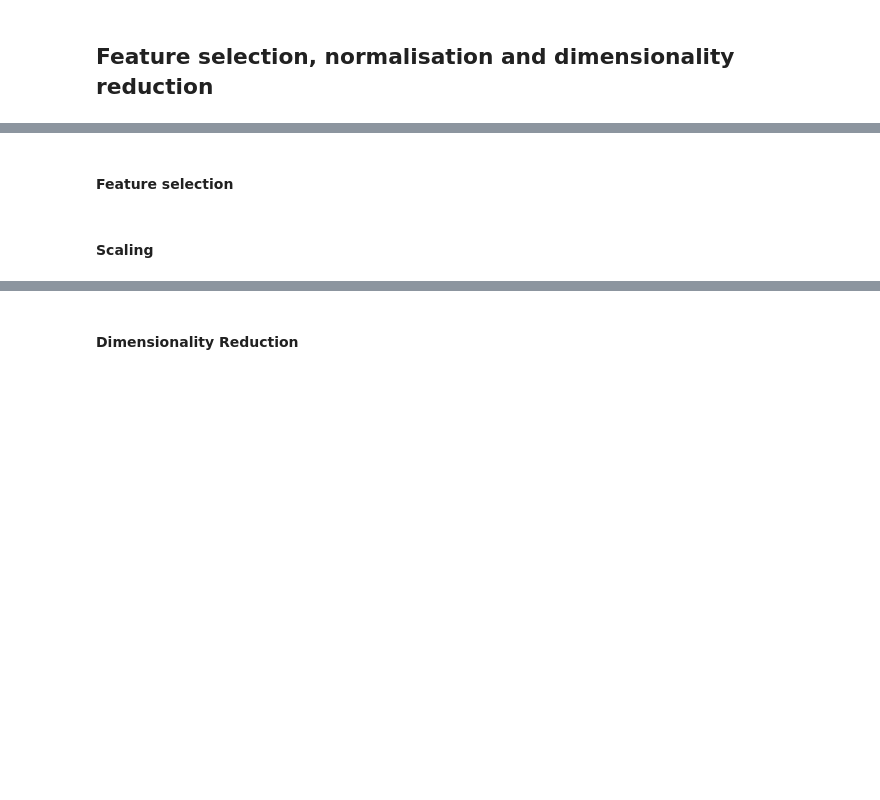
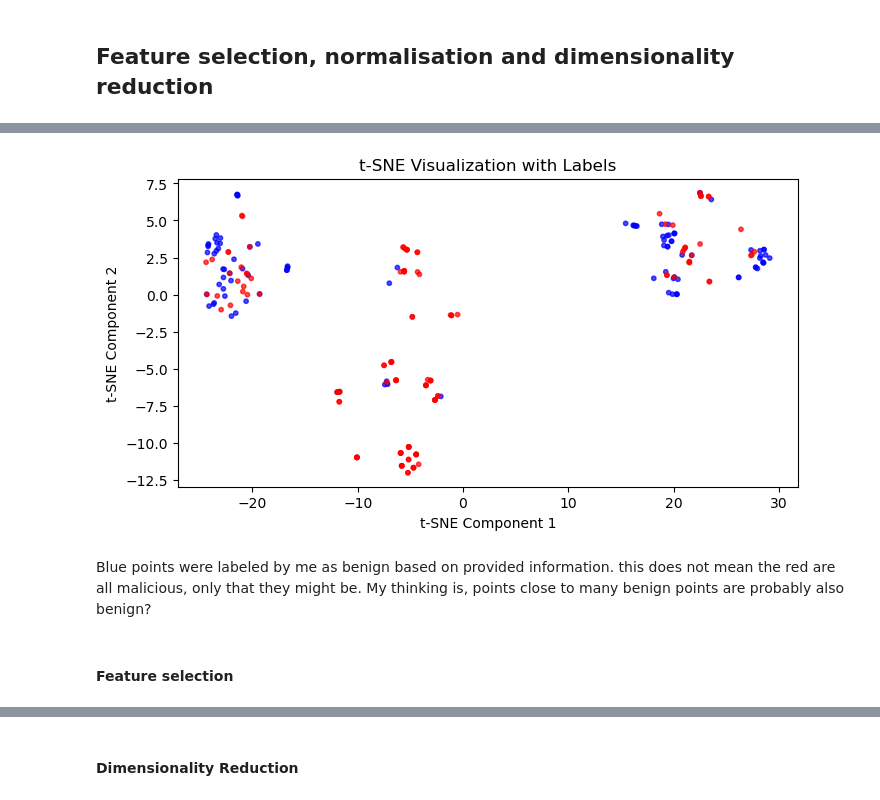
Before and after one commit to jsvobo/log_analysis_task, a Jupyter notebook: pipeline.ipynb, the cells around one changed output, grey strips where cells are left out. Drawn from its saved outputs; the diff is of its cells as text; code cells hidden in the pictures; blank space fills up the shorter version.

```diff
--- a/pipeline.ipynb
+++ b/pipeline.ipynb
@@ -13,6 +15,8 @@ The autoreload extension is already loaded. To reload it, use:
 df = pd.read_csv("merged_zeek_logs.csv")
 
 # Convert the DataFrame to a numpy array
+labels = df.pop('label') #labels are separated
 data_array = df.to_numpy()
+print(df.columns)
 print(data_array.shape)
 # %% [output]
@@ -22,4 +55,24 @@ print(data_array.shape)
+# %%
+# zero-mean normalization
+scaler = StandardScaler()
+normalized_data = scaler.fit_transform(data_array)
+
+tsne = TSNE(n_components=2, random_state=11111)
+tsne_results = tsne.fit_transform(normalized_data)
+
+# Map labels to colors
+label_colors = labels.map({'benign': 'blue', 'unknown': 'red'})
+
+# Plot the t-SNE results with colors based on labels
+plt.figure(figsize=(8, 4))
+plt.scatter(tsne_results[:, 0], tsne_results[:, 1], c=label_colors, s=10, alpha=0.7)
+plt.title("t-SNE Visualization with Labels")
+plt.xlabel("t-SNE Component 1")
+plt.ylabel("t-SNE Component 2")
+plt.show()
+# %% [output]
+[figure, added]
+# %% [markdown]
+Blue points were labeled by me as benign based on provided information. this does not mean the red are all malicious, only that they might be. My thinking is, points close to many benign points are probably also benign?
 # %% [markdown]
 #### Feature selection
-# %% [markdown]
-#### Scaling
```
Also changed, not shown: parts of 11 cells of this notebook, 1 other file.
